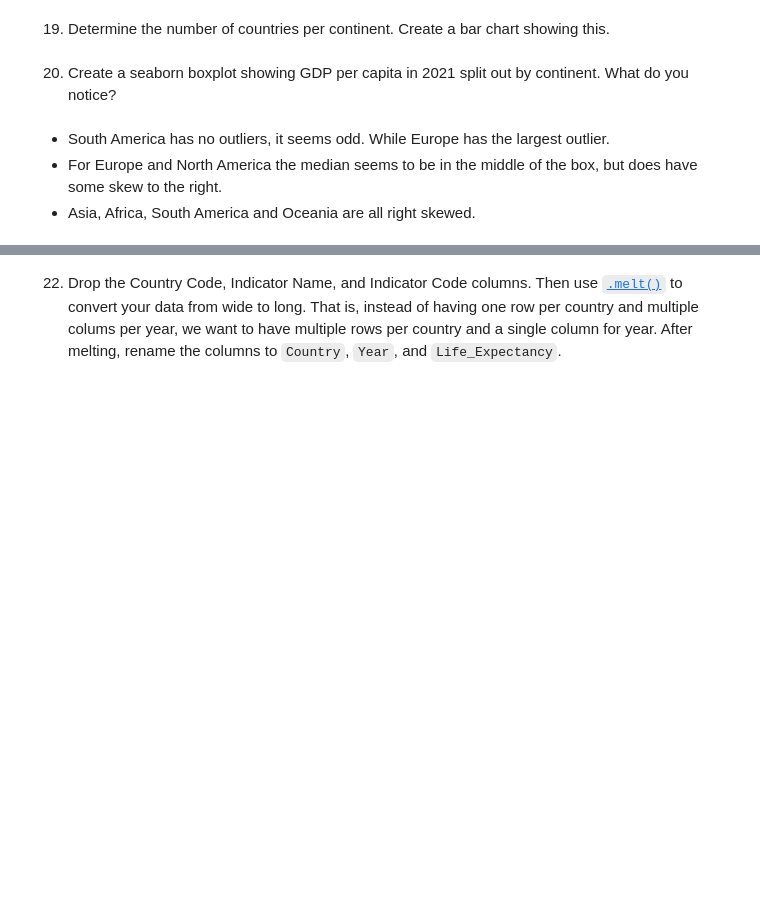
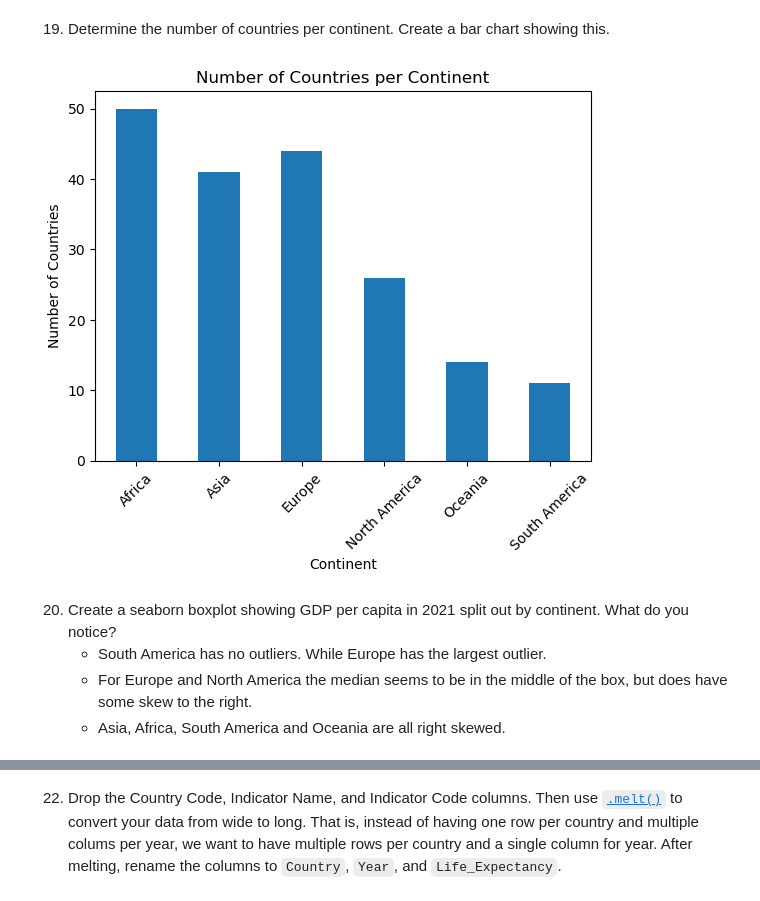
Before and after one commit to nss-data-science-cohort-8/un-exploration-vickitaylor, a Jupyter notebook: notebooks/un_data_exploration.ipynb, the cells around one changed output, grey strips where cells are left out. Cells and saved outputs as stored; diff of their text form; code cells hidden in the pictures; blank space fills up the shorter version.

```diff
--- a/notebooks/un_data_exploration.ipynb
+++ b/notebooks/un_data_exploration.ipynb
@@ -237,7 +266,11 @@ continents.head()
 # %% [markdown]
 18. Merge gdp_df and continents. Keep only the countries that appear in both data frames. Save the result back to gdp_df.
 # %%
-gdp_df = pd.merge(gdp_df, continents, how = 'inner')
-gdp_df.head()
+gdp_df2 = pd.merge(
+    left = gdp_df,
+    right = continents,
+    how = 'inner',
+    validate = 'many_to_one'
+    ).reset_index()
 # %% [markdown]
 19. Determine the number of countries per continent. Create a bar chart showing this.
@@ -247,10 +277,18 @@ gdp_df.groupby('Continent')['Country'].nunique()
 # %%
-gdp_df.groupby('Continent')['Country'].nunique().plot(kind = 'bar')
-plt.title('Number of Countries per Continent')
+(
+    gdp_df.groupby('Continent')['Country']
+    .nunique()
+    .plot(kind = 'bar',
+        ylabel ='Number of Countries',
+        title = 'Number of Countries per Continent'
+        )
+)
+plt.xticks(rotation = 45)
 plt.show()
+# %% [output]
+[figure, added]
 # %% [markdown]
 20. Create a seaborn boxplot showing GDP per capita in 2021 split out by continent. What do you notice?
+    - South America has no outliers. While Europe has the largest outlier.
+    - For Europe and North America the median seems to be in the middle of the box, but does have some skew to the right.
+    - Asia, Africa, South America and Oceania are all right skewed.
-# %% [markdown]
-- South America has no outliers, it seems odd. While Europe has the largest outlier.
-- For Europe and North America the median seems to be in the middle of the box, but does have some skew to the right.
-- Asia, Africa, South America and Oceania are all right skewed.
```
Also changed, not shown: parts of 96 cells of this notebook.
